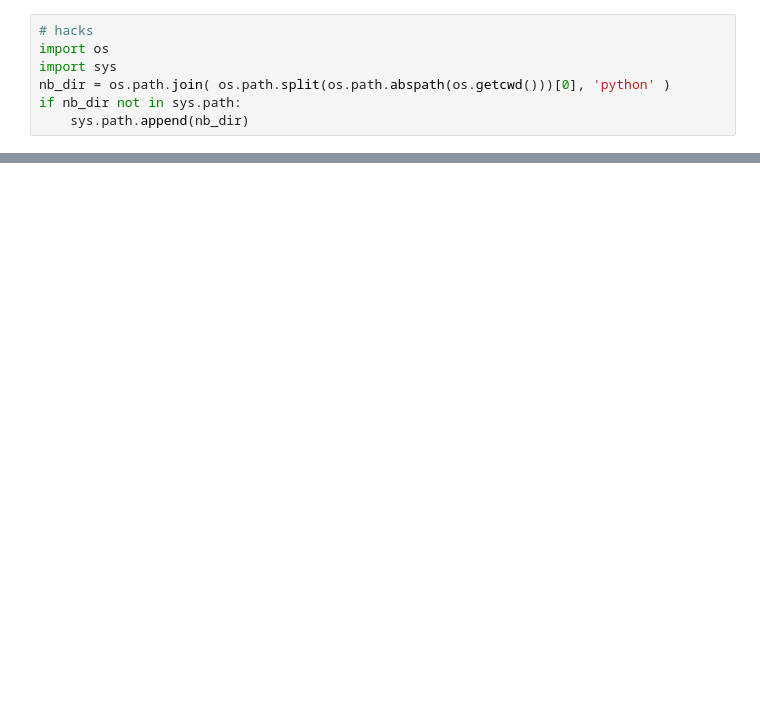
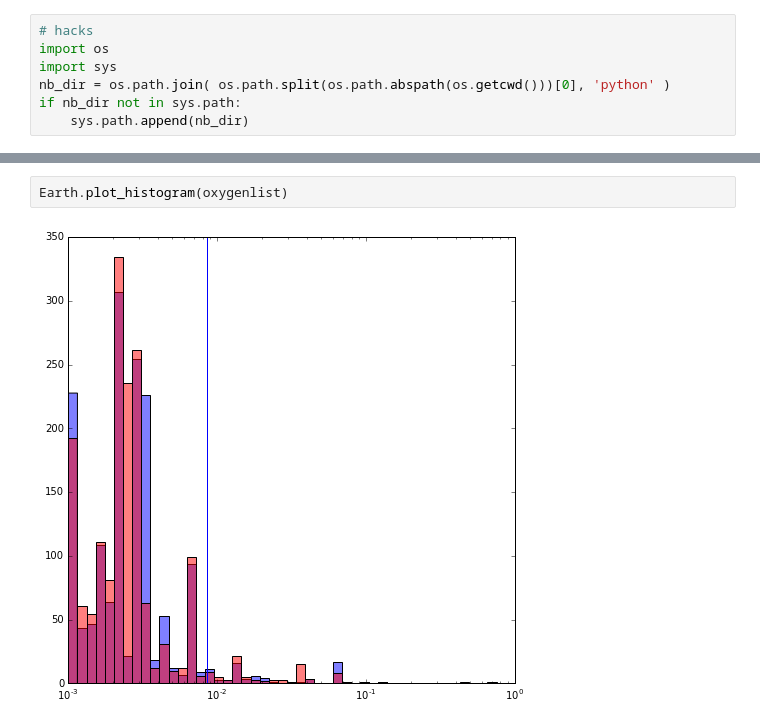
Before and after one commit to ealbin/GZ, a Jupyter notebook: sim/Analysis.ipynb, the cells around one changed output, grey strips where cells are left out. Saved outputs shown, nothing was run; the diff lists cells and outputs as text; blank space fills up the shorter version.

```diff
--- a/sim/Analysis.ipynb
+++ b/sim/Analysis.ipynb
@@ -183,0 +75,4 @@ print latlon(surface_coordinates(5,92,2,0,5, proton=True))
+# %%
+Earth.plot_histogram(oxygenlist)
+# %% [output]
+[figure, added]
```
Also changed, not shown: parts of 24 cells of this notebook, 5 other files.
